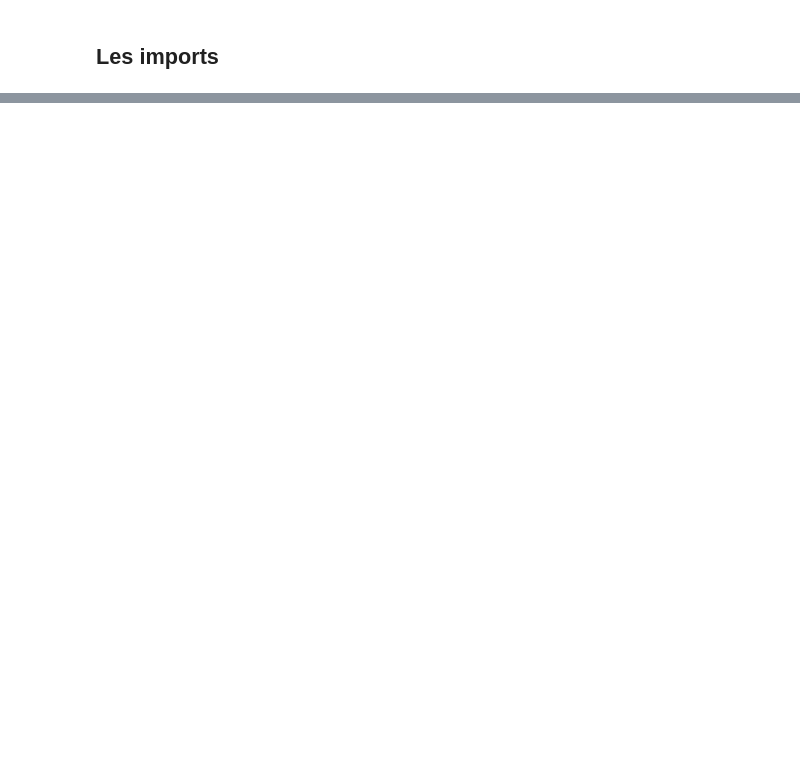
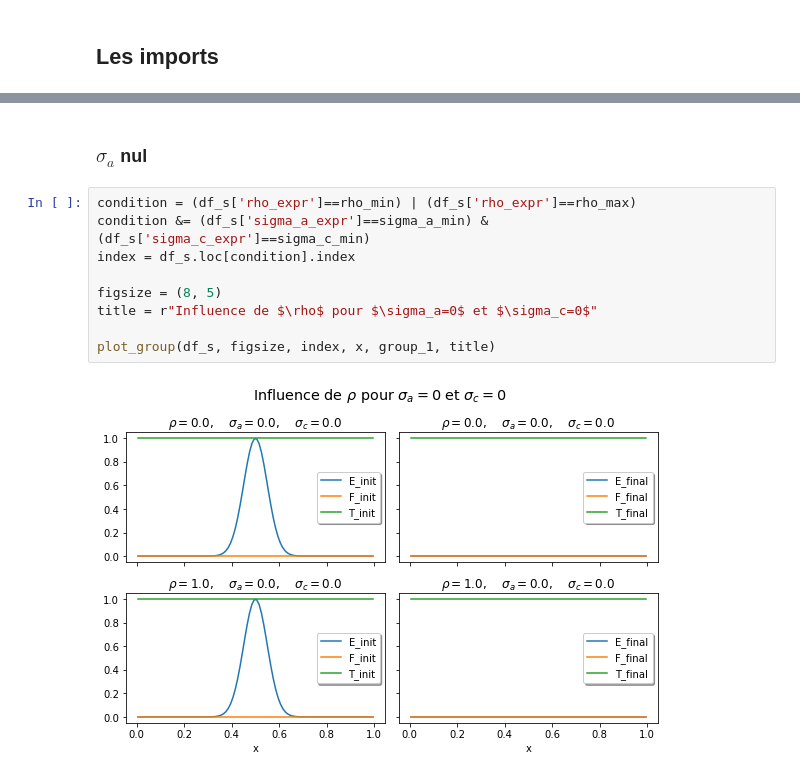
Before and after one commit to ddrous/projet-inverse-2d, a Jupyter notebook: src/notebook/analyse_des_donnees.ipynb, the cells around one changed output, grey strips where cells are left out. Cells and saved outputs as stored; diff of their text form; blank space fills up the shorter version.

```diff
--- a/src/notebook/analyse_des_donnees.ipynb
+++ b/src/notebook/analyse_des_donnees.ipynb
@@ -198,0 +323,13 @@ ax.plot(t, y)
+# %% [markdown]
+### $\sigma_a$ nul
+# %%
+condition = (df_s['rho_expr']==rho_min) | (df_s['rho_expr']==rho_max)
+condition &= (df_s['sigma_a_expr']==sigma_a_min) & (df_s['sigma_c_expr']==sigma_c_min)
+index = df_s.loc[condition].index
+
+figsize = (8, 5)
+title = r"Influence de $\rho$ pour $\sigma_a=0$ et $\sigma_c=0$"
+
+plot_group(df_s, figsize, index, x, group_1, title)
+# %% [output]
+[figure, added]
```
Also changed, not shown: parts of 67 cells of this notebook, 6 other files.
